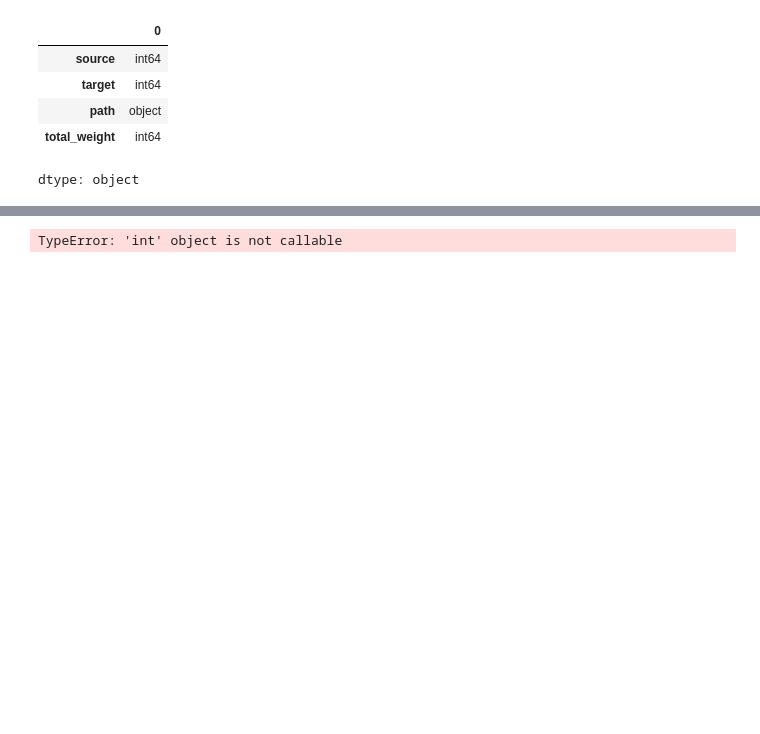
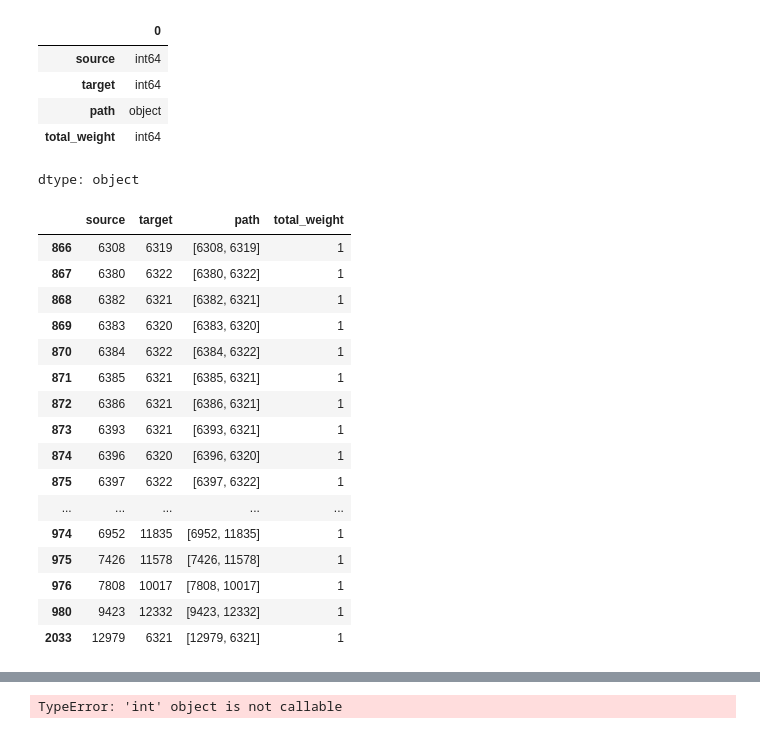
Before and after one commit to markajbell/BH, a Jupyter notebook: ShortestPath1.ipynb, the cells around one changed output, grey strips where cells are left out. Saved outputs shown, nothing was run; the diff lists cells and outputs as text; code cells hidden in the pictures; blank space fills up the shorter version.

```diff
--- a/ShortestPath1.ipynb
+++ b/ShortestPath1.ipynb
@@ -950,3 +941,29 @@ dtype: object
+# %%
+# prompt: Using dataframe df_min_weight_paths: filter where source is in tier2_node_ids and target is in tier0_node_ids
+
+df_min_weight_paths_filtered = df_min_weight_paths[
+    (df_min_weight_paths['source'].isin(tier2_node_ids)) &
+    (df_min_weight_paths['target'].isin(tier0_node_ids))
+]
+df_min_weight_paths_filtered
+# %% [output]
+|  | source | target | path | total_weight |
+| 866 | 6308 | 6319 | [6308, 6319] | 1 |
+| 867 | 6380 | 6322 | [6380, 6322] | 1 |
+| 868 | 6382 | 6321 | [6382, 6321] | 1 |
+| 869 | 6383 | 6320 | [6383, 6320] | 1 |
+| 870 | 6384 | 6322 | [6384, 6322] | 1 |
+| 871 | 6385 | 6321 | [6385, 6321] | 1 |
+| 872 | 6386 | 6321 | [6386, 6321] | 1 |
+| 873 | 6393 | 6321 | [6393, 6321] | 1 |
+| 874 | 6396 | 6320 | [6396, 6320] | 1 |
+| 875 | 6397 | 6322 | [6397, 6322] | 1 |
+| ... | ... | ... | ... | ... |
+| 974 | 6952 | 11835 | [6952, 11835] | 1 |
+| 975 | 7426 | 11578 | [7426, 11578] | 1 |
+| 976 | 7808 | 10017 | [7808, 10017] | 1 |
+| 980 | 9423 | 12332 | [9423, 12332] | 1 |
+| 2033 | 12979 | 6321 | [12979, 6321] | 1 |
 # %%
 # prompt: Using dataframe df_min_weight_paths: filter where source is in tier2_node_ids and target is in tier0_node_ids
 
```
Also changed, not shown: parts of 34 cells of this notebook.
